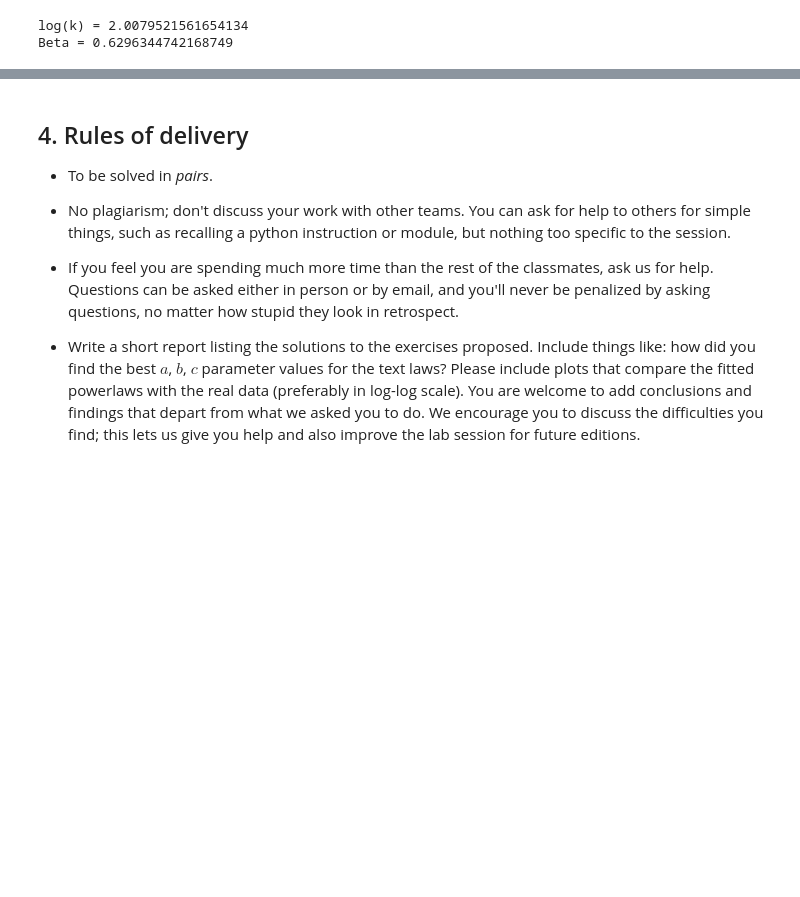
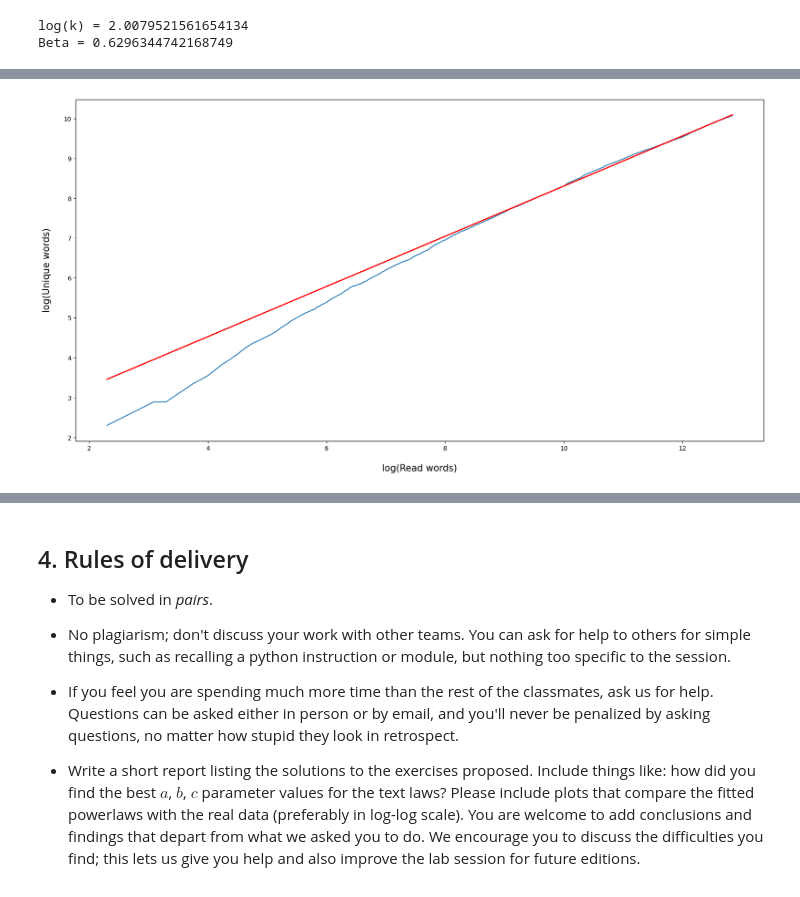
Before and after one commit to 0J0P0/Search-and-Analysis-of-Information, a Jupyter notebook: Lab 1/1 ArbonesCarlos_ZaldivarJuan_PowerLaws.ipynb, the cells around one changed output, grey strips where cells are left out. Saved outputs shown, nothing was run; the diff lists cells and outputs as text; code cells hidden in the pictures; blank space fills up the shorter version.

```diff
--- a/Lab 1/1 ArbonesCarlos_ZaldivarJuan_PowerLaws.ipynb
+++ b/Lab 1/1 ArbonesCarlos_ZaldivarJuan_PowerLaws.ipynb
@@ -538,0 +540,12 @@ Real: 23685
+# %%
+x_range = np.linspace(min(logx), max(logx), 100)
+heaps = math.log(k) + beta*x_range
+
+plt.figure(figsize=(20,10))
+plt.plot(logx, logy)
+plt.ylabel('log(Unique words)', fontsize=15, labelpad=20)
+plt.xlabel('log(Read words)', fontsize=15, labelpad=20)
+plt.plot(x_range, heaps, 'r-', linewidth=2)
+plt.show()
+# %% [output]
+[figure, added]
```
Also changed, not shown: parts of 4 cells of this notebook, 4 other files.
